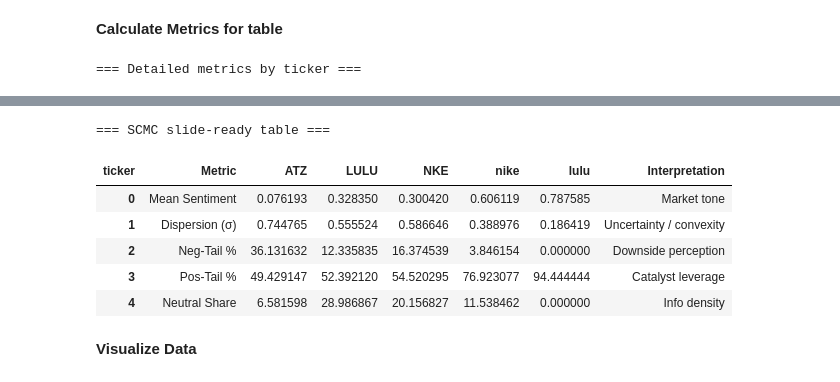
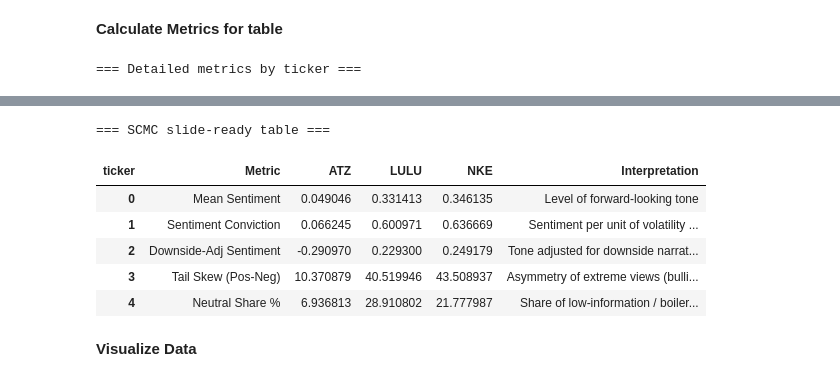
Before and after one commit to SimonKurono/scmc-2025, a Jupyter notebook: nlp/finbert.ipynb, the cells around one changed output, grey strips where cells are left out. Saved outputs shown, nothing was run; the diff lists cells and outputs as text; code cells hidden in the pictures.

Commit message:
Backpu with saved finbert metrics

```diff
--- a/nlp/finbert.ipynb
+++ b/nlp/finbert.ipynb
@@ -36,7 +36,7 @@ Device set to use cpu
 from collections import Counter
 import re
 import pandas as pd
-master = pd.read_csv('./processed_data/final/master_corpus.csv')
+master = pd.read_csv('./processed_data/master/master_corpus_final.csv')
 #Check rows and validate final dataset
 print(master.head())
 print(master["ticker"].unique())
@@ -268,15 +271,19 @@ Name: cwds_score, Length: 5945, dtype: float64
 # %% [markdown]
 **Calculate Metrics for table**
 # %%
+import numpy as np
+import pandas as pd
+
 # ---------------------------------------------------------------------
 # Config: adjust thresholds if needed
 # ---------------------------------------------------------------------
-TICKERS = ["ATZ", "LULU", "NKE",  "nike","lulu", "atz"]
+TICKERS = ["ATZ", "LULU", "NKE"]
 
 POS_TAIL_THRESH = 0.30   # high-confidence positive sentiment
 NEG_TAIL_THRESH = -0.30  # high-confidence negative sentiment
 NEU_THRESH       = 0.60  # strongly neutral if finbert_neu >= this
 
+copy = score_df.copy()
 # ---------------------------------------------------------------------
 # 1. Filter to relevant tickers and ensure needed columns exist
 # ---------------------------------------------------------------------
@@ -300,24 +307,47 @@ g = sub.groupby("ticker")
 # ---------------------------------------------------------------------
 # 2. Core statistics per ticker
 # ---------------------------------------------------------------------
-mean_sent    = g["cwds_score"].mean()              # Market tone
+mean_sent    = g["cwds_score"].mean()              # Market tone (level)
 median_sent  = g["cwds_score"].median()            # Robust central tendency
 std_sent     = g["cwds_score"].std(ddof=0)         # Dispersion (σ)
 
-# Tail quantile (optional, downside severity metric)
-tail5_sent   = g["cwds_score"].quantile(0.05)      # 5% worst-sentiment quantile
+# Tail quantile (5% worst-sentiment; downside severity)
+tail5_sent   = g["cwds_score"].quantile(0.05)
 
 # ---------------------------------------------------------------------
 # 3. Tail percentages and neutral share
 # ---------------------------------------------------------------------
-neg_tail_pct = g.apply(lambda df: (df["cwds_score"] <= NEG_TAIL_THRESH).mean()) * 100.0
-pos_tail_pct = g.apply(lambda df: (df["cwds_score"] >= POS_TAIL_THRESH).mean()) * 100.0
+neg_tail_pct = g.apply(
+    lambda df: (df["cwds_score"] <= NEG_TAIL_THRESH).mean()
+) * 100.0
+
+pos_tail_pct = g.apply(
+    lambda df: (df["cwds_score"] >= POS_TAIL_THRESH).mean()
+) * 100.0
 
 # Neutral share: fraction of highly neutral passages (low info density)
-neutral_share_pct = g.apply(lambda df: (df["finbert_neu"] >= NEU_THRESH).mean()) * 100.0
+neutral_share_pct = g.apply(
+    lambda df: (df["finbert_neu"] >= NEU_THRESH).mean()
+) * 100.0
 
 # ---------------------------------------------------------------------
-# 4. Assemble a detailed metrics table (for debugging / analysis)
+# 4. New “risk-adjusted” sentiment metrics
+# ---------------------------------------------------------------------
+
+# (a) Sentiment Conviction: mean sentiment per unit of dispersion
+#     Analogue to Expected Return / Volatility
+conviction = mean_sent / std_sent.replace(0, np.nan)
+
+# (b) Downside-Adjusted Sentiment:
+#     penalize level by frequency and depth of negative tails
+neg_tail_share = neg_tail_pct / 100.0
+downside_adj_sent = mean_sent - neg_tail_share * tail5_sent.abs()
+
+# (c) Tail Skew: how asymmetric the extremes are (bullish vs bearish)
+tail_skew = pos_tail_pct - neg_tail_pct  # positive => upside-skewed tails
+
+# ---------------------------------------------------------------------
+# 5. Assemble a detailed metrics table (for debugging / analysis)
 # ---------------------------------------------------------------------
 metrics_by_ticker = pd.DataFrame({
     "Mean Sentiment": mean_sent,
@@ -327,6 +357,9 @@ metrics_by_ticker = pd.DataFrame({
     "Neg-Tail %": neg_tail_pct,
     "Pos-Tail %": pos_tail_pct,
     "Neutral Share %": neutral_share_pct,
+    "Sentiment Conviction": conviction,
+    "Downside-Adj Sentiment": downside_adj_sent,
+    "Tail Skew (Pos-Neg)": tail_skew,
 })
 
 # reorder tickers if some are missing
@@ -334,19 +367,21 @@ metrics_by_ticker = metrics_by_ticker.reindex(
     [t for t in TICKERS if t in metrics_by_ticker.index]
 )
 
+df.to_csv('./processed_data/master/master_corpus_final_finbert_metrics.csv', index=False)
+
 print("=== Detailed metrics by ticker ===")
 display(metrics_by_ticker)
 
 # ---------------------------------------------------------------------
-# 5. SCMC slide-ready table:
-#    Metric | ATZ | LULU | NKE | Interpretation
+# 6. SCMC slide-ready table
 # ---------------------------------------------------------------------
+# Keep the slide table focused on a small number of interpretable metrics
 slide_base = pd.DataFrame({
     "Mean Sentiment": mean_sent,
-    "Dispersion (σ)": std_sent,
-    "Neg-Tail %": neg_tail_pct,
-    "Pos-Tail %": pos_tail_pct,
-    "Neutral Share": neutral_share_pct,
+    "Sentiment Conviction": conviction,
+    "Downside-Adj Sentiment": downside_adj_sent,
+    "Tail Skew (Pos-Neg)": tail_skew,
+    "Neutral Share %": neutral_share_pct,
 }).T  # metrics as rows
 
 slide_base.index.name = "Metric"
@@ -355,16 +390,15 @@ slide_base.index.name = "Metric"
 slide_base = slide_base[[t for t in TICKERS if t in slide_base.columns]]
 
 interpretation = {
-    "Mean Sentiment":  "Market tone",
-    "Dispersion (σ)":  "Uncertainty / convexity",
-    "Neg-Tail %":      "Downside perception",
-    "Pos-Tail %":      "Catalyst leverage",
-    "Neutral Share":   "Info density",
+    "Mean Sentiment":          "Level of forward-looking tone",
+    "Sentiment Conviction":    "Sentiment per unit of volatility (Sharpe-like)",
+    "Downside-Adj Sentiment":  "Tone adjusted for downside narrative risk",
+    "Tail Skew (Pos-Neg)":     "Asymmetry of extreme views (bullish vs bearish)",
+    "Neutral Share %":         "Share of low-information / boilerplate text",
 }
 
 slide_base["Interpretation"] = slide_base.index.map(interpretation)
 
-# final slide-ready table
 slide_table = slide_base.reset_index()
 
 print("\n=== SCMC slide-ready table ===")
@@ -381,10 +413,10 @@ display(slide_table)
 === SCMC slide-ready table ===
-| ticker | Metric | ATZ | LULU | NKE | nike | lulu | Interpretation |
-| 0 | Mean Sentiment | 0.076193 | 0.328350 | 0.300420 | 0.606119 | 0.787585 | Market tone |
-| 1 | Dispersion (σ) | 0.744765 | 0.555524 | 0.586646 | 0.388976 | 0.186419 | Uncertainty / convexity |
-| 2 | Neg-Tail % | 36.131632 | 12.335835 | 16.374539 | 3.846154 | 0.000000 | Downside perception |
-| 3 | Pos-Tail % | 49.429147 | 52.392120 | 54.520295 | 76.923077 | 94.444444 | Catalyst leverage |
-| 4 | Neutral Share | 6.581598 | 28.986867 | 20.156827 | 11.538462 | 0.000000 | Info density |
+| ticker | Metric | ATZ | LULU | NKE | Interpretation |
+| 0 | Mean Sentiment | 0.049046 | 0.331413 | 0.346135 | Level of forward-looking tone |
+| 1 | Sentiment Conviction | 0.066245 | 0.600971 | 0.636669 | Sentiment per unit of volatility ... |
+| 2 | Downside-Adj Sentiment | -0.290970 | 0.229300 | 0.249179 | Tone adjusted for downside narrat... |
+| 3 | Tail Skew (Pos-Neg) | 10.370879 | 40.519946 | 43.508937 | Asymmetry of extreme views (bulli... |
+| 4 | Neutral Share % | 6.936813 | 28.910802 | 21.777987 | Share of low-information / boiler... |
 # %% [markdown]
 **Visualize Data**
 # %%
```
Also changed, not shown: parts of 9 cells of this notebook, 13 other files.
